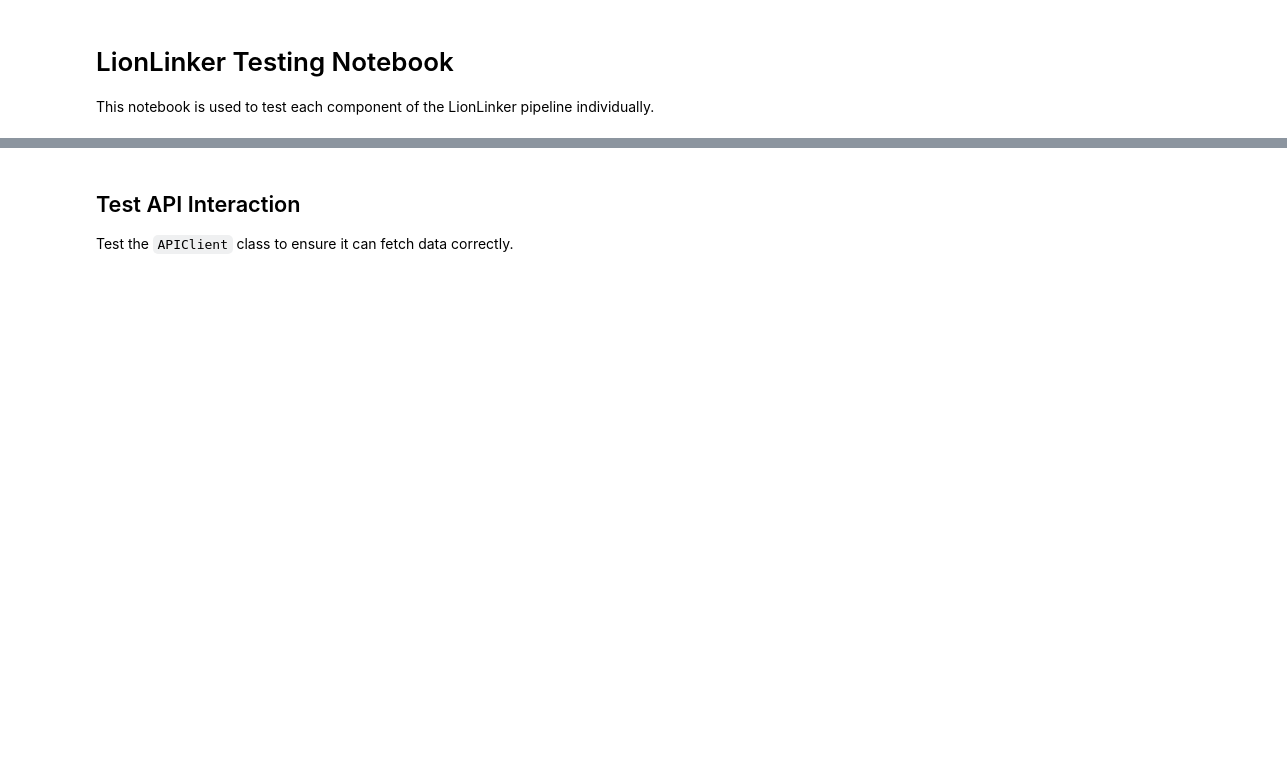
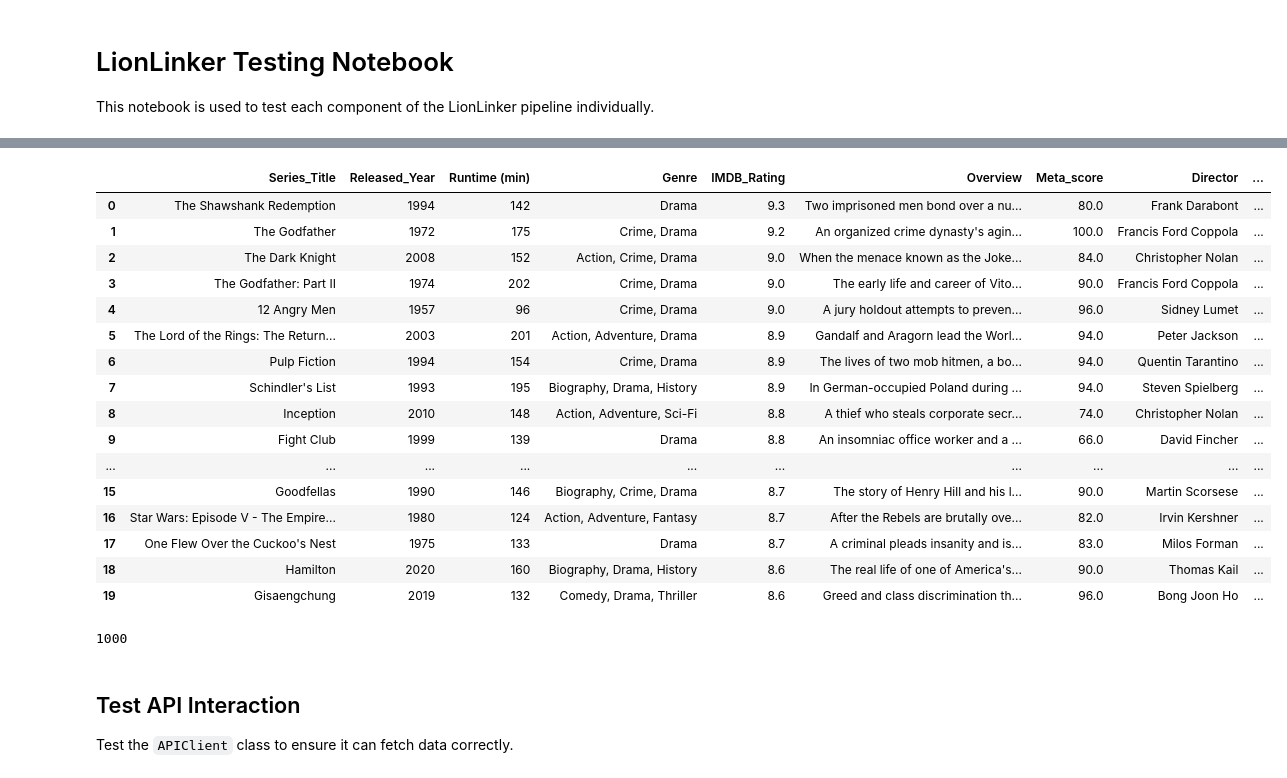
Before and after one commit to enRichMyData/lion_linker, a Jupyter notebook: test.ipynb, the cells around one changed output, grey strips where cells are left out. Drawn from its saved outputs; the diff is of its cells as text; code cells hidden in the pictures; blank space fills up the shorter version.

```diff
--- a/test.ipynb
+++ b/test.ipynb
@@ -33,3 +51,31 @@ await lion_linker.run()
+# %%
+import pandas as pd
+df = pd.read_csv("tests/data/imdb_top_1000.csv")
+df["Series_Title"].tolist()[200:207]
+len(df["Series_Title"])
+df.head(20)
+# %% [output]
+|  | Series_Title | Released_Year | Runtime (min) | Genre | IMDB_Rating | Overview | Meta_score | Director | ... |
+| 0 | The Shawshank Redemption | 1994 | 142 | Drama | 9.3 | Two imprisoned men bond over a nu... | 80.0 | Frank Darabont | ... |
+| 1 | The Godfather | 1972 | 175 | Crime, Drama | 9.2 | An organized crime dynasty's agin... | 100.0 | Francis Ford Coppola | ... |
+| 2 | The Dark Knight | 2008 | 152 | Action, Crime, Drama | 9.0 | When the menace known as the Joke... | 84.0 | Christopher Nolan | ... |
+| 3 | The Godfather: Part II | 1974 | 202 | Crime, Drama | 9.0 | The early life and career of Vito... | 90.0 | Francis Ford Coppola | ... |
+| 4 | 12 Angry Men | 1957 | 96 | Crime, Drama | 9.0 | A jury holdout attempts to preven... | 96.0 | Sidney Lumet | ... |
+| 5 | The Lord of the Rings: The Return... | 2003 | 201 | Action, Adventure, Drama | 8.9 | Gandalf and Aragorn lead the Worl... | 94.0 | Peter Jackson | ... |
+| 6 | Pulp Fiction | 1994 | 154 | Crime, Drama | 8.9 | The lives of two mob hitmen, a bo... | 94.0 | Quentin Tarantino | ... |
+| 7 | Schindler's List | 1993 | 195 | Biography, Drama, History | 8.9 | In German-occupied Poland during ... | 94.0 | Steven Spielberg | ... |
+| 8 | Inception | 2010 | 148 | Action, Adventure, Sci-Fi | 8.8 | A thief who steals corporate secr... | 74.0 | Christopher Nolan | ... |
+| 9 | Fight Club | 1999 | 139 | Drama | 8.8 | An insomniac office worker and a ... | 66.0 | David Fincher | ... |
+| ... | ... | ... | ... | ... | ... | ... | ... | ... | ... |
+| 15 | Goodfellas | 1990 | 146 | Biography, Crime, Drama | 8.7 | The story of Henry Hill and his l... | 90.0 | Martin Scorsese | ... |
+| 16 | Star Wars: Episode V - The Empire... | 1980 | 124 | Action, Adventure, Fantasy | 8.7 | After the Rebels are brutally ove... | 82.0 | Irvin Kershner | ... |
+| 17 | One Flew Over the Cuckoo's Nest | 1975 | 133 | Drama | 8.7 | A criminal pleads insanity and is... | 83.0 | Milos Forman | ... |
+| 18 | Hamilton | 2020 | 160 | Biography, Drama, History | 8.6 | The real life of one of America's... | 90.0 | Thomas Kail | ... |
+| 19 | Gisaengchung | 2019 | 132 | Comedy, Drama, Thriller | 8.6 | Greed and class discrimination th... | 96.0 | Bong Joon Ho | ... |
+# %%
+df["Series_Title"].notna().sum()
+# %% [output]
+1000
 # %% [markdown]
 ## Test API Interaction
 Test the `APIClient` class to ensure it can fetch data correctly.
```
Also changed, not shown: parts of 2 cells of this notebook, 8 other files.
